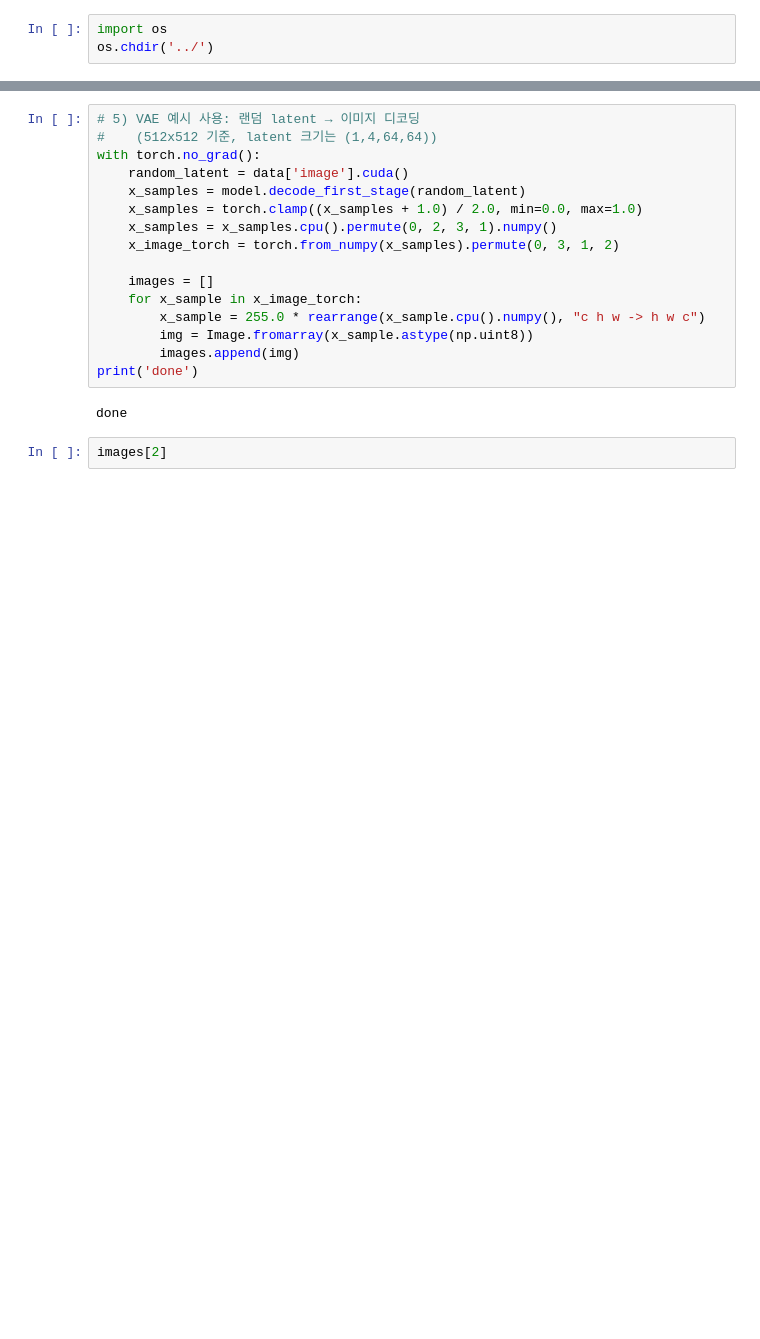
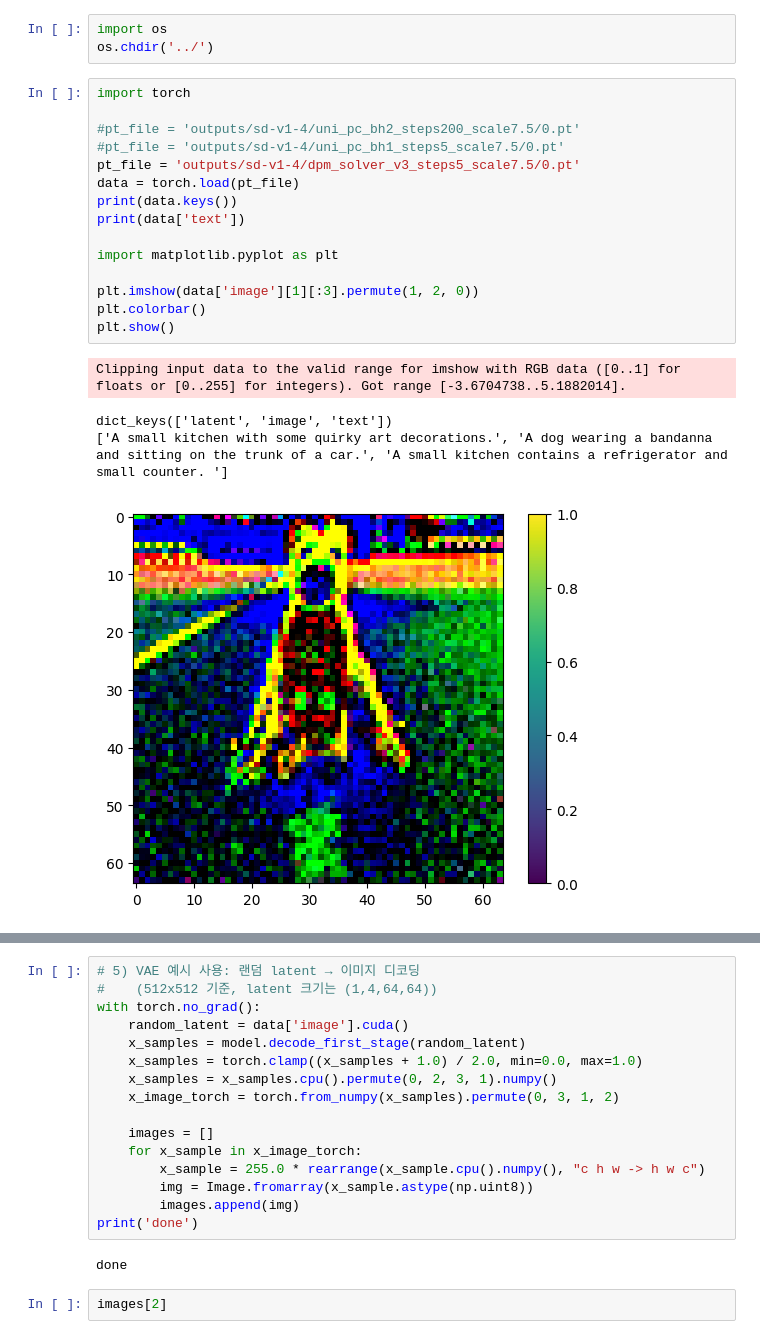
Before and after one commit to scpark20/dpm-solver-v32, a Jupyter notebook: codebases/stable-diffusion/sample/view_unipc_200.ipynb, the cells around one changed output, grey strips where cells are left out. Cells and saved outputs as stored; diff of their text form; blank space fills up the shorter version.

```diff
--- a/codebases/stable-diffusion/sample/view_unipc_200.ipynb
+++ b/codebases/stable-diffusion/sample/view_unipc_200.ipynb
@@ -1,6 +1,26 @@
 # %%
 import os
 os.chdir('../')
+# %%
+import torch
+
+#pt_file = 'outputs/sd-v1-4/uni_pc_bh2_steps200_scale7.5/0.pt'
+#pt_file = 'outputs/sd-v1-4/uni_pc_bh1_steps5_scale7.5/0.pt'
+pt_file = 'outputs/sd-v1-4/dpm_solver_v3_steps5_scale7.5/0.pt'
+data = torch.load(pt_file)
+print(data.keys())
+print(data['text'])
+
+import matplotlib.pyplot as plt
+
+plt.imshow(data['image'][1][:3].permute(1, 2, 0))
+plt.colorbar()
+plt.show()
+# %% [output]
+Clipping input data to the valid range for imshow with RGB data ([0..1] for floats or [0..255] for integers). Got range [-3.6704738..5.1882014].
+dict_keys(['latent', 'image', 'text'])
+['A small kitchen with some quirky art decorations.', 'A dog wearing a bandanna and sitting on the trunk of a car.', 'A small kitchen contains a refrigerator and small counter. ']
+[figure, added]
 # %%
 import torch
 
```
Also changed, not shown: parts of 4 cells of this notebook, 12 other files.
